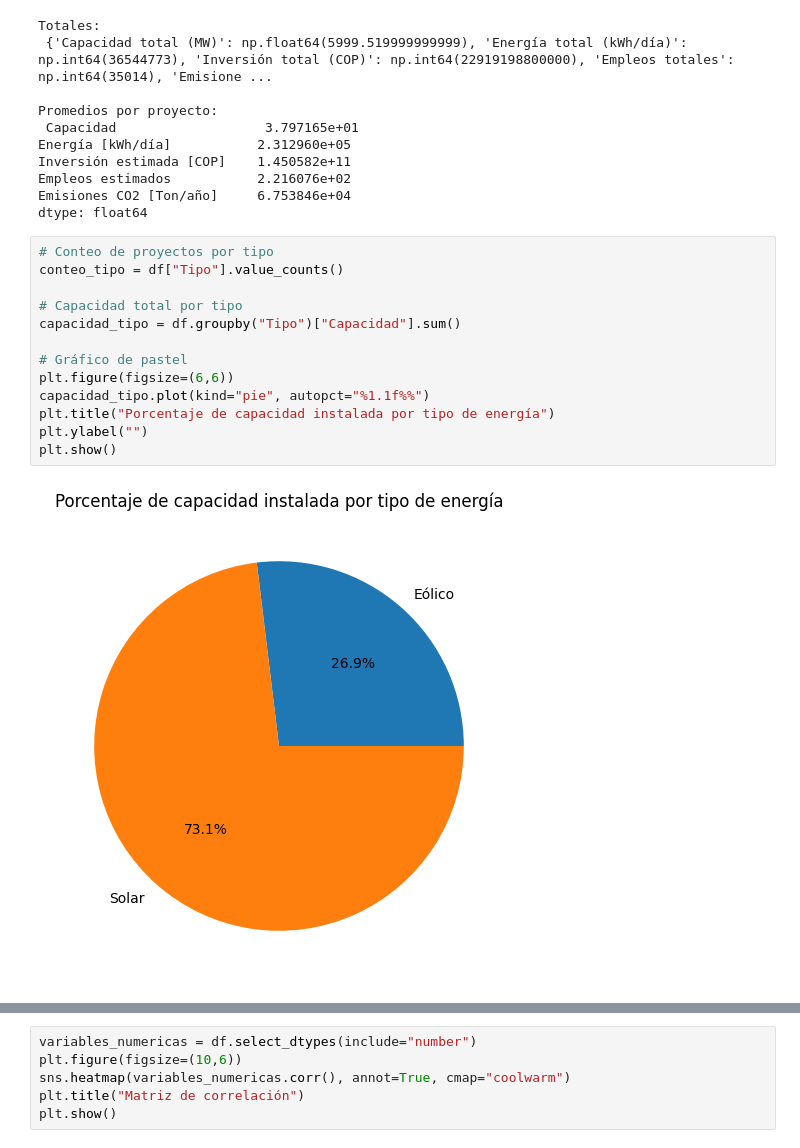
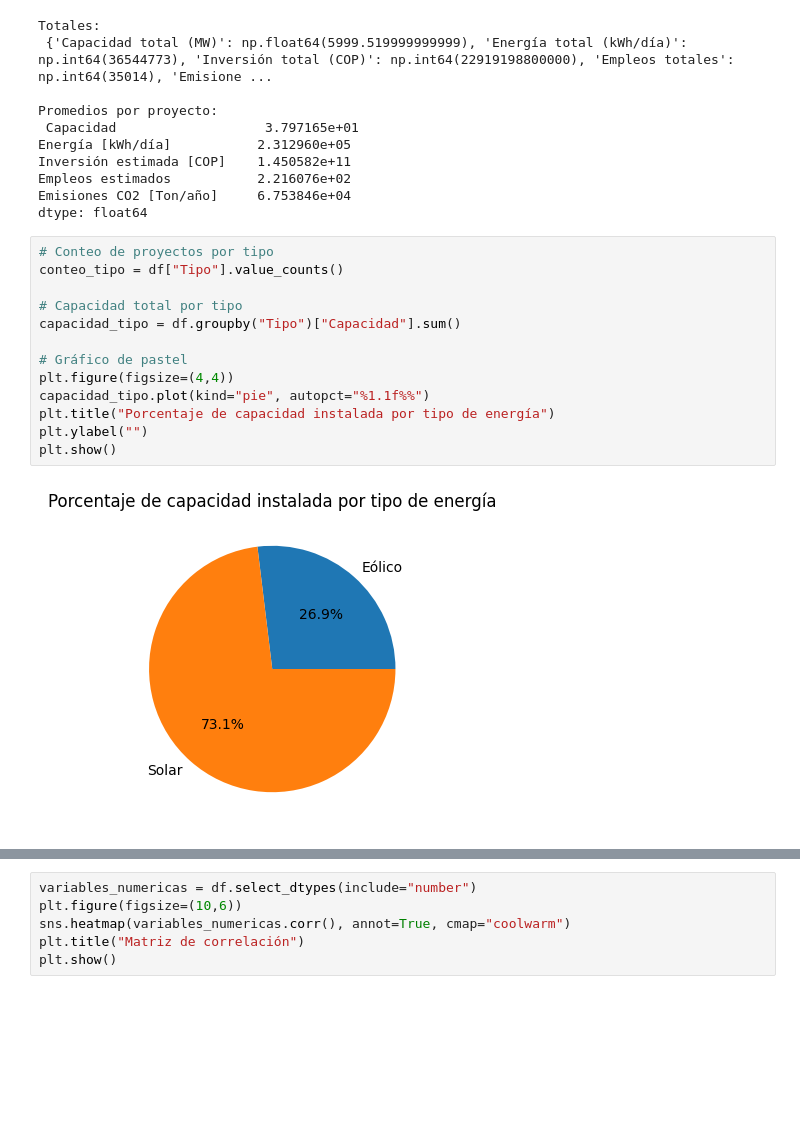
Before and after one commit to MariaJose715/Proyecto, a Jupyter notebook: Analisis_FNCER.ipynb, the cells around one changed output, grey strips where cells are left out. Saved outputs shown, nothing was run; the diff lists cells and outputs as text; blank space fills up the shorter version.

```diff
--- a/Analisis_FNCER.ipynb
+++ b/Analisis_FNCER.ipynb
@@ -62,18 +51,18 @@ dtype: float64
 # %%
 # Conteo de proyectos por tipo
 conteo_tipo = df["Tipo"].value_counts()
 
 # Capacidad total por tipo
 capacidad_tipo = df.groupby("Tipo")["Capacidad"].sum()
 
 # Gráfico de pastel
-plt.figure(figsize=(6,6))
+plt.figure(figsize=(4,4))
 capacidad_tipo.plot(kind="pie", autopct="%1.1f%%")
 plt.title("Porcentaje de capacidad instalada por tipo de energía")
 plt.ylabel("")
 plt.show()
 # %% [output]
-[figure, old version]
+[figure, new version]
 # %%
 # Top 10 departamentos por capacidad instalada
 cap_dep = df.groupby("Departamento")["Capacidad"].sum().sort_values(ascending=False).head(10)
```
Also changed, not shown: parts of 3 cells of this notebook, 1 other file.
